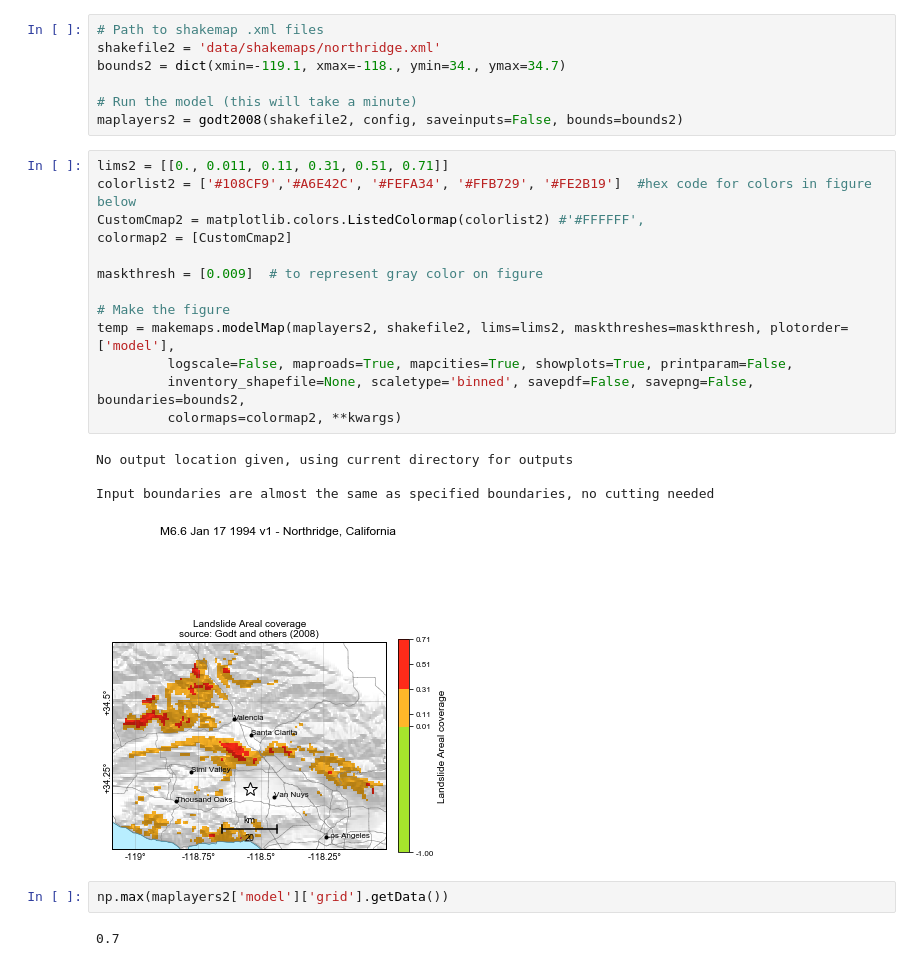
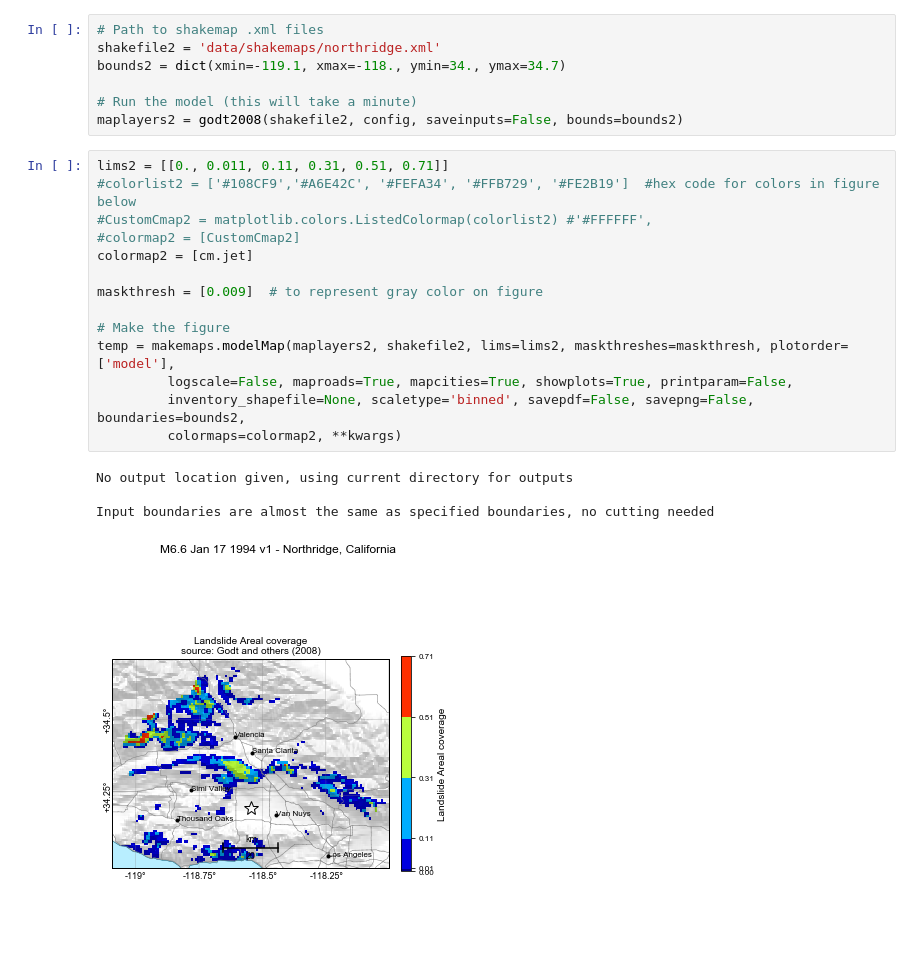
Before and after one commit to usgs/groundfailure, a Jupyter notebook: notebooks/Validate Godt et al 2008 landslide model.ipynb, the cells around one changed output. Cells and saved outputs as stored; diff of their text form; blank space fills up the shorter version.

```diff
--- a/notebooks/Validate Godt et al 2008 landslide model.ipynb
+++ b/notebooks/Validate Godt et al 2008 landslide model.ipynb
@@ -94,26 +91,23 @@ bounds2 = dict(xmin=-119.1, xmax=-118., ymin=34., ymax=34.7)
 maplayers2 = godt2008(shakefile2, config, saveinputs=False, bounds=bounds2)
 # %%
 lims2 = [[0., 0.011, 0.11, 0.31, 0.51, 0.71]]
-colorlist2 = ['#108CF9','#A6E42C', '#FEFA34', '#FFB729', '#FE2B19']  #hex code for colors in figure below
-CustomCmap2 = matplotlib.colors.ListedColormap(colorlist2) #'#FFFFFF',
-colormap2 = [CustomCmap2]
+#colorlist2 = ['#108CF9','#A6E42C', '#FEFA34', '#FFB729', '#FE2B19']  #hex code for colors in figure below
+#CustomCmap2 = matplotlib.colors.ListedColormap(colorlist2) #'#FFFFFF',
+#colormap2 = [CustomCmap2]
+colormap2 = [cm.jet]
 
 maskthresh = [0.009]  # to represent gray color on figure
 
 # Make the figure
 temp = makemaps.modelMap(maplayers2, shakefile2, lims=lims2, maskthreshes=maskthresh, plotorder=['model'],
          logscale=False, maproads=True, mapcities=True, showplots=True, printparam=False,
          inventory_shapefile=None, scaletype='binned', savepdf=False, savepng=False, boundaries=bounds2,
          colormaps=colormap2, **kwargs)
 # %% [output]
 No output location given, using current directory for outputs
 
 Input boundaries are almost the same as specified boundaries, no cutting needed
-[figure, old version]
+[figure, new version]
-# %%
-np.max(maplayers2['model']['grid'].getData())
-# %% [output]
-0.7
 # %% [markdown]
 ### Compare to the result from the original paper for this event (below)
 <img src="data/images/godt2008_northridge.png" alt="From Paper" style="width: 500px;" align="left"/>
```
Also changed, not shown: parts of 4 cells of this notebook.
